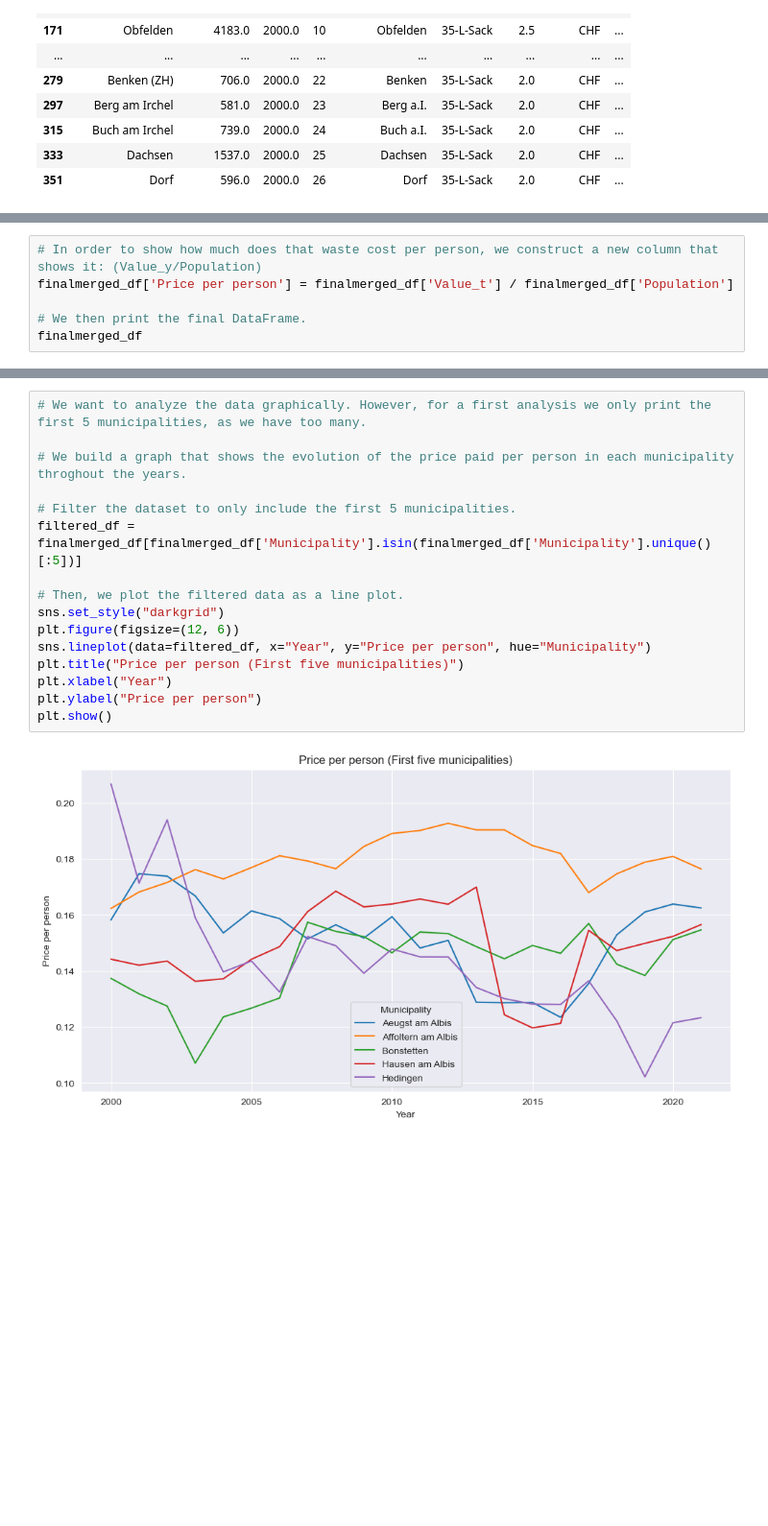
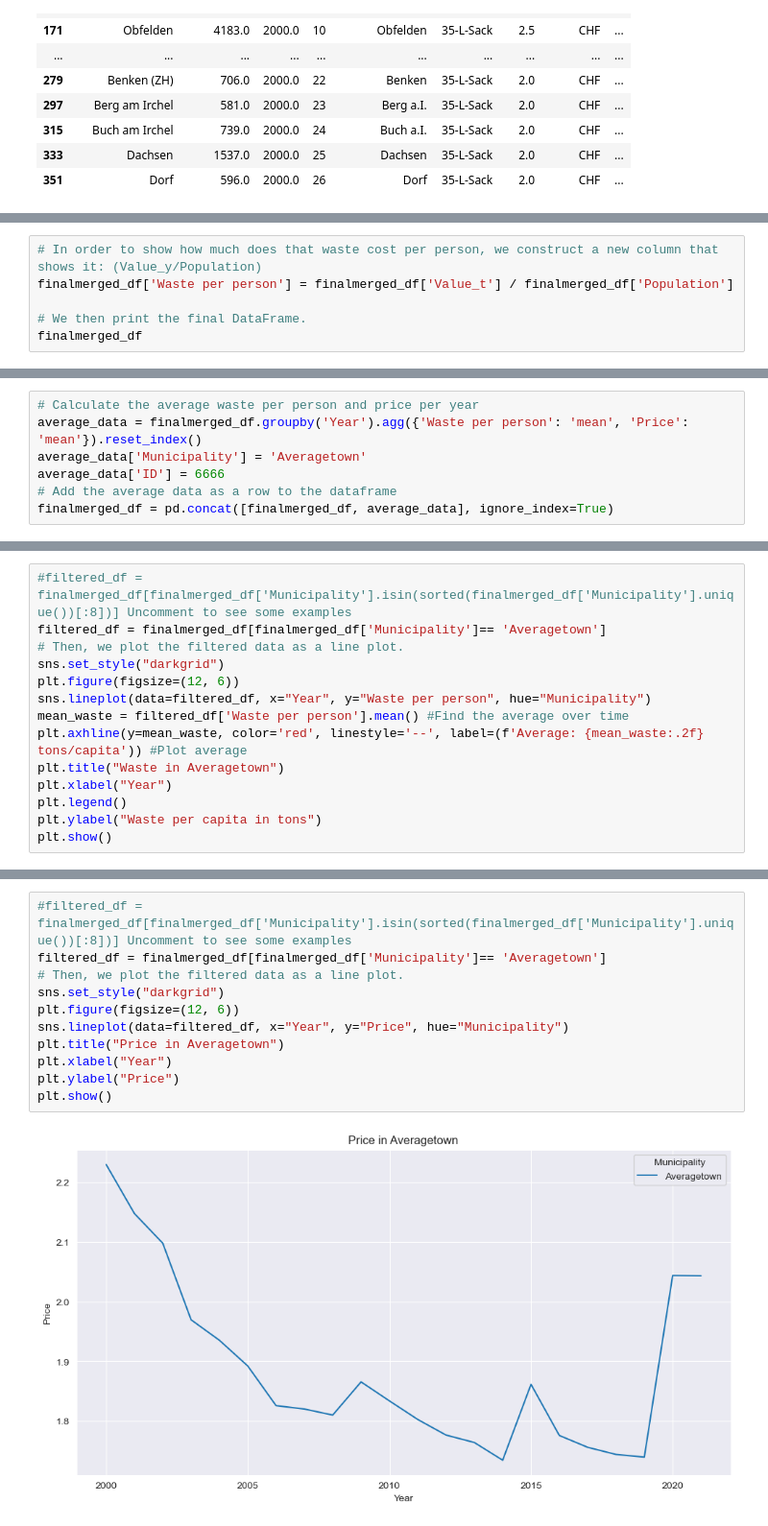
Before and after one commit to biguntitled/Intro_Num, a Jupyter notebook: 02_Data_Project/ZH Waste/Project_2 LAURA.ipynb, the cells around one changed output, grey strips where cells are left out. Shown: that part at 96% size. Drawn from its saved outputs; the diff is of its cells as text; blank space fills up the shorter version.

```diff
--- a/02_Data_Project/ZH Waste/Project_2 LAURA.ipynb
+++ b/02_Data_Project/ZH Waste/Project_2 LAURA.ipynb
@@ -279,6 +222,6 @@ finalmerged_df.head(20)
 # %%
 # In order to show how much does that waste cost per person, we construct a new column that shows it: (Value_y/Population)
-finalmerged_df['Price per person'] = finalmerged_df['Value_t'] / finalmerged_df['Population']
+finalmerged_df['Waste per person'] = finalmerged_df['Value_t'] / finalmerged_df['Population']
 
 # We then print the final DataFrame.
 finalmerged_df
@@ -303,0 +253,7 @@ See the caveats in the documentation: https://pandas.pydata.org/pandas-docs/stab
+# %%
+# Calculate the average waste per person and price per year
+average_data = finalmerged_df.groupby('Year').agg({'Waste per person': 'mean', 'Price': 'mean'}).reset_index()
+average_data['Municipality'] = 'Averagetown'
+average_data['ID'] = 6666
+# Add the average data as a row to the dataframe
+finalmerged_df = pd.concat([finalmerged_df, average_data], ignore_index=True)
@@ -303,0 +263,14 @@ See the caveats in the documentation: https://pandas.pydata.org/pandas-docs/stab
+# %%
+#filtered_df = finalmerged_df[finalmerged_df['Municipality'].isin(sorted(finalmerged_df['Municipality'].unique())[:8])] Uncomment to see some examples
+filtered_df = finalmerged_df[finalmerged_df['Municipality']== 'Averagetown']
+# Then, we plot the filtered data as a line plot.
+sns.set_style("darkgrid")
+plt.figure(figsize=(12, 6))
+sns.lineplot(data=filtered_df, x="Year", y="Waste per person", hue="Municipality")
+mean_waste = filtered_df['Waste per person'].mean() #Find the average over time
+plt.axhline(y=mean_waste, color='red', linestyle='--', label=(f'Average: {mean_waste:.2f} tons/capita')) #Plot average
+plt.title("Waste in Averagetown")
+plt.xlabel("Year")
+plt.legend()
+plt.ylabel("Waste per capita in tons")
+plt.show()
@@ -304,18 +283,13 @@ See the caveats in the documentation: https://pandas.pydata.org/pandas-docs/stab
 # %%
-# We want to analyze the data graphically. However, for a first analysis we only print the first 5 municipalities, as we have too many.
-
-# We build a graph that shows the evolution of the price paid per person in each municipality throghout the years.
-
-# Filter the dataset to only include the first 5 municipalities.
-filtered_df = finalmerged_df[finalmerged_df['Municipality'].isin(finalmerged_df['Municipality'].unique()[:5])]
-
+#filtered_df = finalmerged_df[finalmerged_df['Municipality'].isin(sorted(finalmerged_df['Municipality'].unique())[:8])] Uncomment to see some examples
+filtered_df = finalmerged_df[finalmerged_df['Municipality']== 'Averagetown']
 # Then, we plot the filtered data as a line plot.
 sns.set_style("darkgrid")
 plt.figure(figsize=(12, 6))
-sns.lineplot(data=filtered_df, x="Year", y="Price per person", hue="Municipality")
-plt.title("Price per person (First five municipalities)")
+sns.lineplot(data=filtered_df, x="Year", y="Price", hue="Municipality")
+plt.title("Price in Averagetown")
 plt.xlabel("Year")
-plt.ylabel("Price per person")
+plt.ylabel("Price")
 plt.show()
 # %% [output]
-[figure, old version]
+[figure, new version]
```
Also changed, not shown: parts of 29 cells of this notebook, 3 other files.
